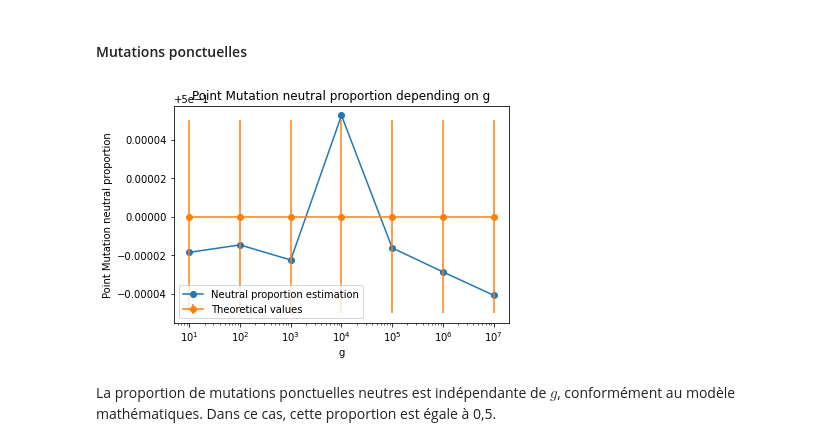
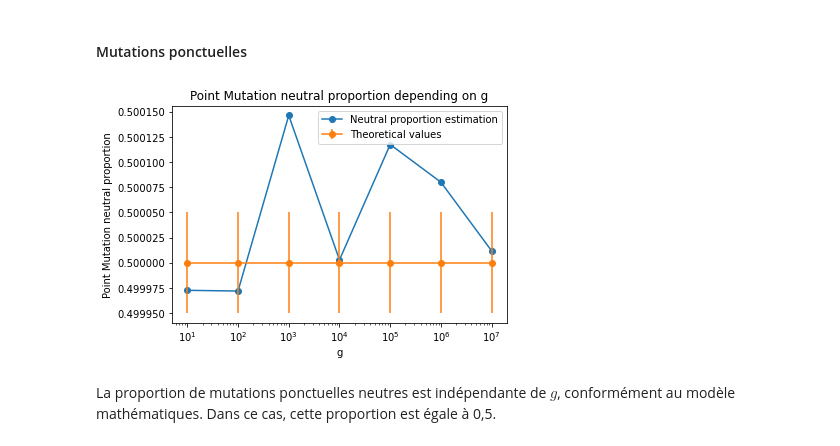
Before and after one commit to Jojobarbarr/AL_predict, a Jupyter notebook: Mutagenese.ipynb, the cells around one changed output. Cells and saved outputs as stored; diff of their text form; code cells hidden in the pictures.

```diff
--- a/Mutagenese.ipynb
+++ b/Mutagenese.ipynb
@@ -67,25 +69,27 @@ results_path = "results/model"
 # %% [markdown]
 #### Mutations ponctuelles
 # %%
-results.load_results(f"{results_path}/Point mutation/")
+experiment_name = "model"
+results_path = Path("results") / "mutagenese" / experiment_name / "stats"
+results.load_results(f"{results_path}/Point mutation")
 
 plt.clf()
 
 plt.plot(results.x_values, results.neutral_proportions, marker='o', label="Neutral proportion estimation")
 plt.errorbar(results.x_values, results.theoretical_proportions, results.neutral_proportiond_stds, marker='o', label="Theoretical values")
 
 plt.title(f"Point Mutation neutral proportion depending on g")
 
 plt.xlabel("g")
 plt.xscale("log")
 
 plt.ylabel("Point Mutation neutral proportion")
 
 plt.legend()
 plt.show()
 plt.close()
 # %% [output]
-[figure, old version]
+[figure, new version]
 # %% [markdown]
 La proportion de mutations ponctuelles neutres est indépendante de $g$, conformément au modèle mathématiques. Dans ce cas, cette proportion est égale à 0,5.
 # %% [markdown]
```
Also changed, not shown: parts of 46 cells of this notebook, 8 other files.
